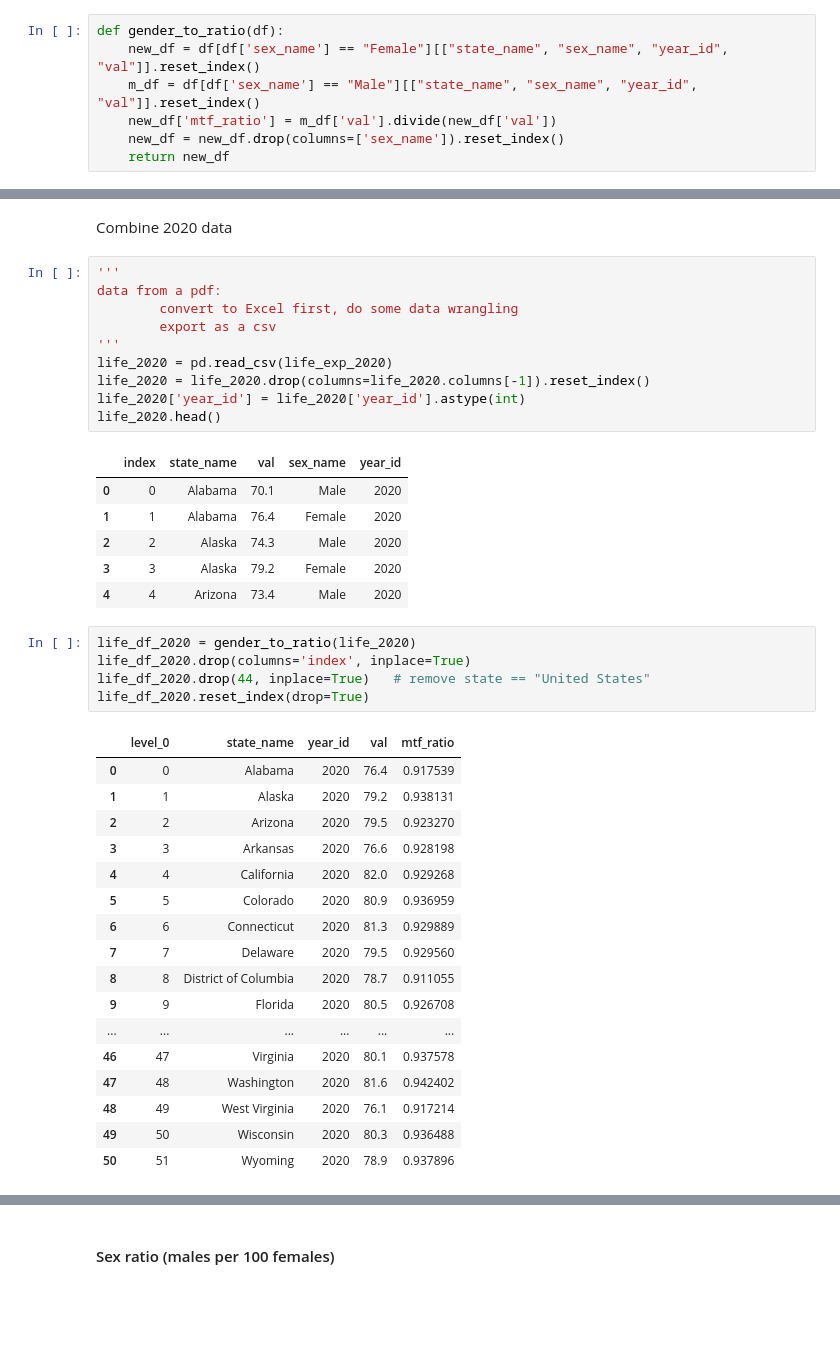
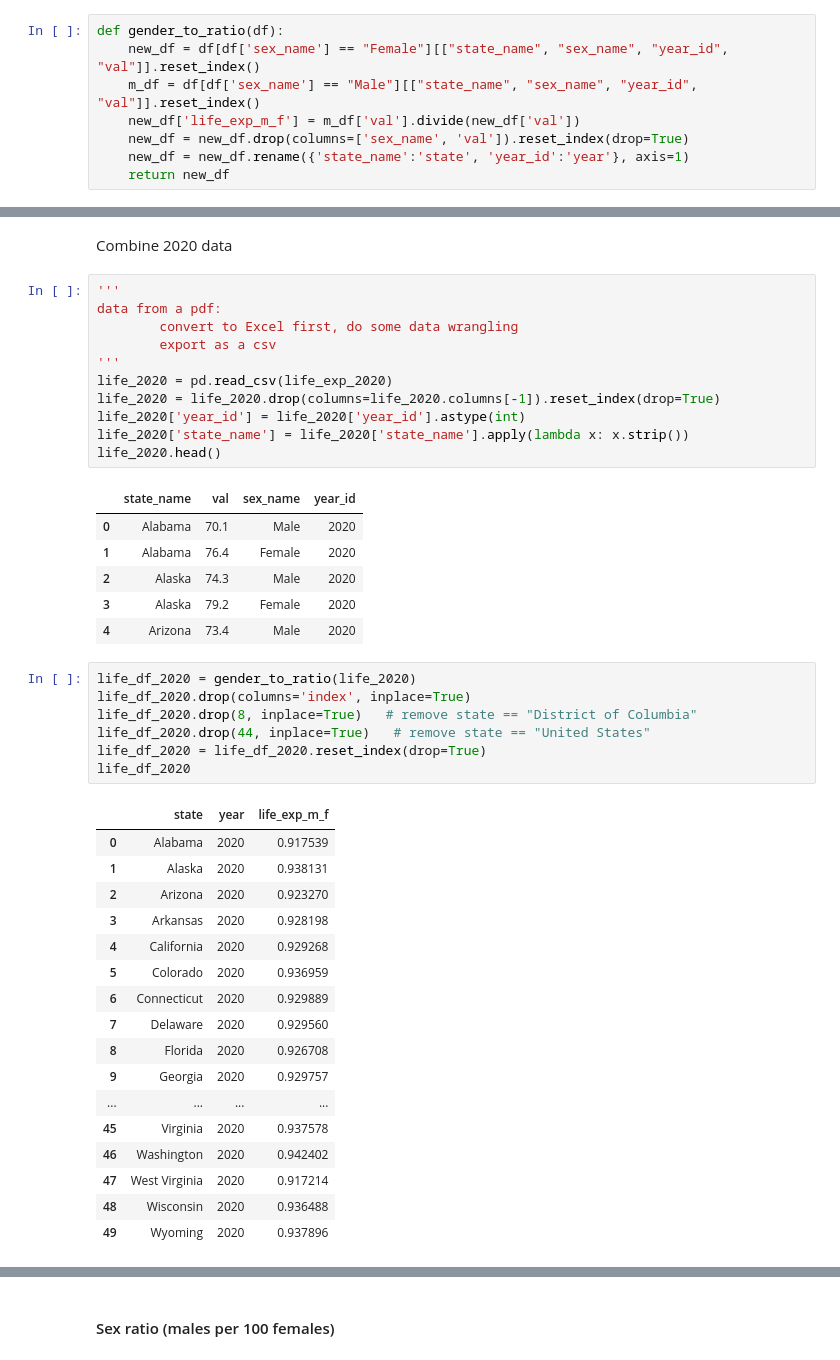
Before and after one commit to macs30122-winter23/final-project-233-not-found, a Jupyter notebook: health.ipynb, the cells around one changed output, grey strips where cells are left out. Saved outputs shown, nothing was run; the diff lists cells and outputs as text; blank space fills up the shorter version.

```diff
--- a/health.ipynb
+++ b/health.ipynb
@@ -47,8 +47,9 @@ life_2019
 def gender_to_ratio(df):
     new_df = df[df['sex_name'] == "Female"][["state_name", "sex_name", "year_id", "val"]].reset_index()
     m_df = df[df['sex_name'] == "Male"][["state_name", "sex_name", "year_id", "val"]].reset_index()
-    new_df['mtf_ratio'] = m_df['val'].divide(new_df['val'])
-    new_df = new_df.drop(columns=['sex_name']).reset_index()
+    new_df['life_exp_m_f'] = m_df['val'].divide(new_df['val'])
+    new_df = new_df.drop(columns=['sex_name', 'val']).reset_index(drop=True)
+    new_df = new_df.rename({'state_name':'state', 'year_id':'year'}, axis=1)
     return new_df
 # %%
 life_df_2019 = gender_to_ratio(life_2019)
@@ -77,37 +79,40 @@ data from a pdf:
         export as a csv
 '''
 life_2020 = pd.read_csv(life_exp_2020)
-life_2020 = life_2020.drop(columns=life_2020.columns[-1]).reset_index()
+life_2020 = life_2020.drop(columns=life_2020.columns[-1]).reset_index(drop=True)
 life_2020['year_id'] = life_2020['year_id'].astype(int)
+life_2020['state_name'] = life_2020['state_name'].apply(lambda x: x.strip())
 life_2020.head()
 # %% [output]
-|  | index | state_name | val | sex_name | year_id |
-| 0 | 0 | Alabama | 70.1 | Male | 2020 |
-| 1 | 1 | Alabama | 76.4 | Female | 2020 |
-| 2 | 2 | Alaska | 74.3 | Male | 2020 |
-| 3 | 3 | Alaska | 79.2 | Female | 2020 |
-| 4 | 4 | Arizona | 73.4 | Male | 2020 |
+|  | state_name | val | sex_name | year_id |
+| 0 | Alabama | 70.1 | Male | 2020 |
+| 1 | Alabama | 76.4 | Female | 2020 |
+| 2 | Alaska | 74.3 | Male | 2020 |
+| 3 | Alaska | 79.2 | Female | 2020 |
+| 4 | Arizona | 73.4 | Male | 2020 |
 # %%
 life_df_2020 = gender_to_ratio(life_2020)
 life_df_2020.drop(columns='index', inplace=True)
+life_df_2020.drop(8, inplace=True)   # remove state == "District of Columbia"
 life_df_2020.drop(44, inplace=True)   # remove state == "United States"
-life_df_2020.reset_index(drop=True)
+life_df_2020 = life_df_2020.reset_index(drop=True)
+life_df_2020
 # %% [output]
-|  | level_0 | state_name | year_id | val | mtf_ratio |
-| 0 | 0 | Alabama | 2020 | 76.4 | 0.917539 |
-| 1 | 1 | Alaska | 2020 | 79.2 | 0.938131 |
-| 2 | 2 | Arizona | 2020 | 79.5 | 0.923270 |
-| 3 | 3 | Arkansas | 2020 | 76.6 | 0.928198 |
-| 4 | 4 | California | 2020 | 82.0 | 0.929268 |
-| 5 | 5 | Colorado | 2020 | 80.9 | 0.936959 |
-| 6 | 6 | Connecticut | 2020 | 81.3 | 0.929889 |
-| 7 | 7 | Delaware | 2020 | 79.5 | 0.929560 |
-| 8 | 8 | District of Columbia | 2020 | 78.7 | 0.911055 |
-| 9 | 9 | Florida | 2020 | 80.5 | 0.926708 |
-| ... | ... | ... | ... | ... | ... |
-| 46 | 47 | Virginia | 2020 | 80.1 | 0.937578 |
-| 47 | 48 | Washington | 2020 | 81.6 | 0.942402 |
-| 48 | 49 | West Virginia | 2020 | 76.1 | 0.917214 |
-| 49 | 50 | Wisconsin | 2020 | 80.3 | 0.936488 |
-| 50 | 51 | Wyoming | 2020 | 78.9 | 0.937896 |
+|  | state | year | life_exp_m_f |
+| 0 | Alabama | 2020 | 0.917539 |
+| 1 | Alaska | 2020 | 0.938131 |
+| 2 | Arizona | 2020 | 0.923270 |
+| 3 | Arkansas | 2020 | 0.928198 |
+| 4 | California | 2020 | 0.929268 |
+| 5 | Colorado | 2020 | 0.936959 |
+| 6 | Connecticut | 2020 | 0.929889 |
+| 7 | Delaware | 2020 | 0.929560 |
+| 8 | Florida | 2020 | 0.926708 |
+| 9 | Georgia | 2020 | 0.929757 |
+| ... | ... | ... | ... |
+| 45 | Virginia | 2020 | 0.937578 |
+| 46 | Washington | 2020 | 0.942402 |
+| 47 | West Virginia | 2020 | 0.917214 |
+| 48 | Wisconsin | 2020 | 0.936488 |
+| 49 | Wyoming | 2020 | 0.937896 |
 # %%
```
Also changed, not shown: parts of 10 cells of this notebook, 1 other file.
